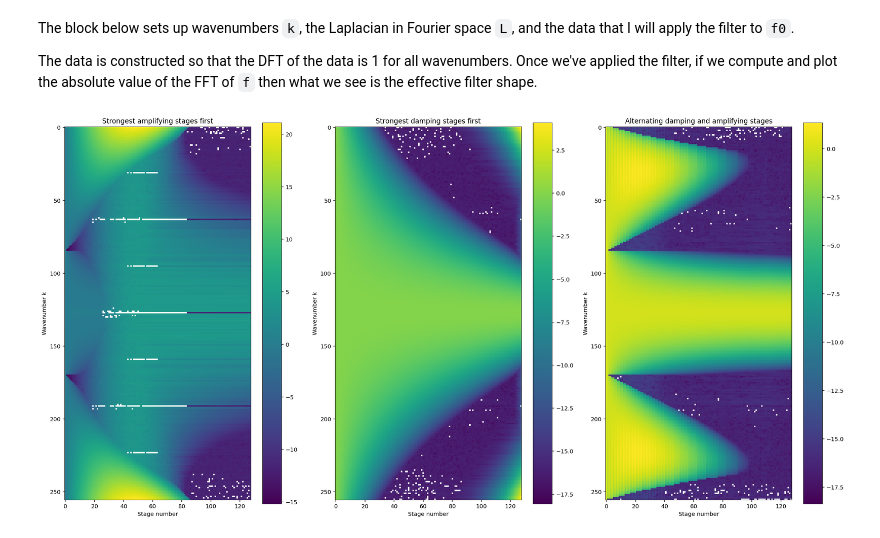
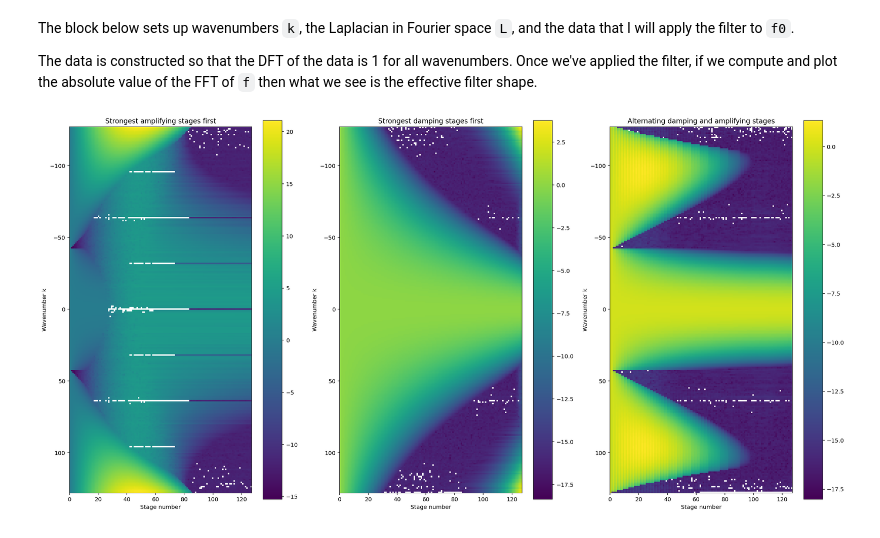
Before and after one commit to ocean-eddy-cpt/gcm-filters-paper, a Jupyter notebook: Roundoff.ipynb, the cells around one changed output. Saved outputs shown, nothing was run; the diff lists cells and outputs as text; code cells hidden in the pictures.

```diff
--- a/Roundoff.ipynb
+++ b/Roundoff.ipynb
@@ -57,25 +57,25 @@ for j in range(n_steps):
 # %%
 fig, axarr = plt.subplots(ncols=3, nrows=1, figsize=[20,10])
 
-im0 = axarr[0].imshow(np.log10(fIncreasing))
+im0 = axarr[0].imshow(np.log10(fIncreasing), extent=[0,127,128,-127])
 axarr[0].set_xlabel('Stage number')
 axarr[0].set_ylabel('Wavenumber k')
 axarr[0].set_title('Strongest amplifying stages first')
 fig.colorbar(im0,ax=axarr[0])
-im1 = axarr[1].imshow(np.log10(fDecreasing))
+im1 = axarr[1].imshow(np.log10(fDecreasing), extent=[0,127,128,-127])
 axarr[1].set_xlabel('Stage number')
 axarr[1].set_ylabel('Wavenumber k')
 axarr[1].set_title('Strongest damping stages first')
 fig.colorbar(im1,ax=axarr[1])
-im2 = axarr[2].imshow(np.log10(fAlternating))
+im2 = axarr[2].imshow(np.log10(fAlternating), extent=[0,127,128,-127])
 axarr[2].set_xlabel('Stage number')
 axarr[2].set_ylabel('Wavenumber k')
 axarr[2].set_title('Alternating damping and amplifying stages')
 fig.colorbar(im2,ax=axarr[2])
 
 plt.tight_layout()
 # %% [output]
-[figure, old version]
+[figure, new version]
 # %%
 import matplotlib as mpl
 import matplotlib.pylab as pylab
```
Also changed, not shown: parts of 4 cells of this notebook.
